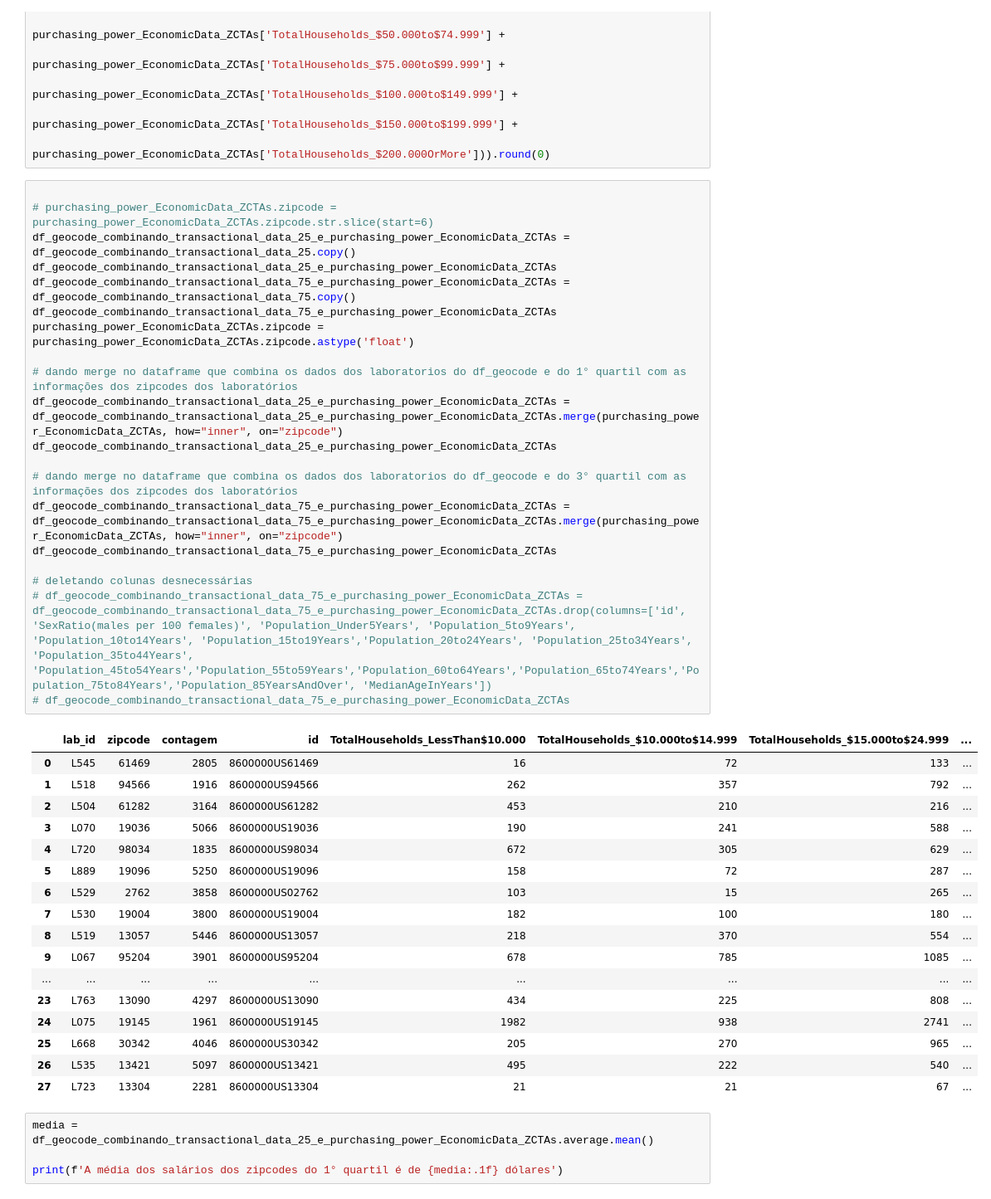
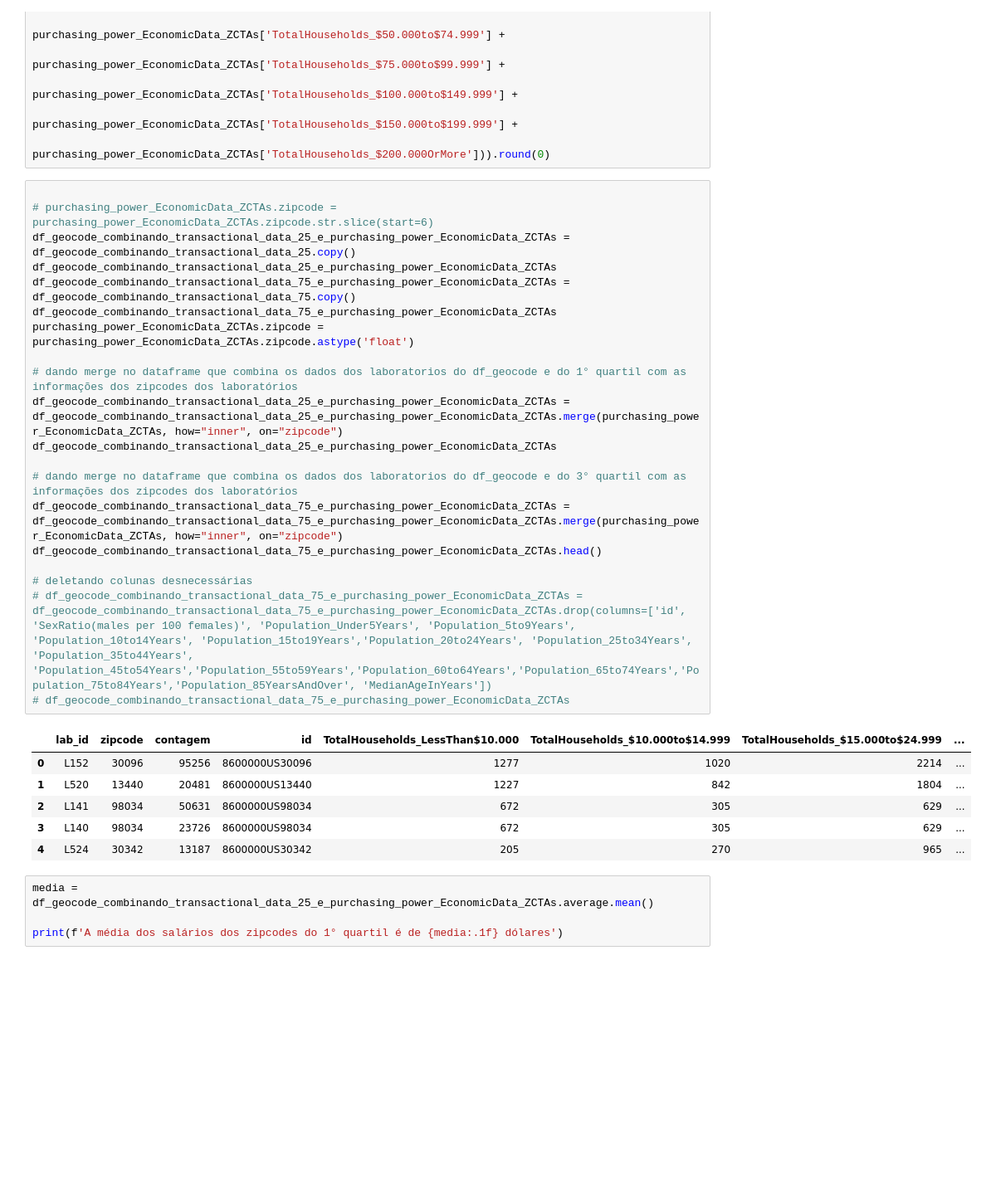
Before and after one commit to Davi-Tolen/ProjetoElo, a Jupyter notebook: Case Elo.ipynb, the cells around one changed output. Shown at 83% size. Cells and saved outputs as stored; diff of their text form; blank space fills up the shorter version.

```diff
--- a/Case Elo.ipynb
+++ b/Case Elo.ipynb
@@ -199,41 +185,30 @@ purchasing_power_EconomicData_ZCTAs['average'] = (((purchasing_power_EconomicDat
 # %%
 
 # purchasing_power_EconomicData_ZCTAs.zipcode = purchasing_power_EconomicData_ZCTAs.zipcode.str.slice(start=6)
 df_geocode_combinando_transactional_data_25_e_purchasing_power_EconomicData_ZCTAs = df_geocode_combinando_transactional_data_25.copy()
 df_geocode_combinando_transactional_data_25_e_purchasing_power_EconomicData_ZCTAs
 df_geocode_combinando_transactional_data_75_e_purchasing_power_EconomicData_ZCTAs = df_geocode_combinando_transactional_data_75.copy()
 df_geocode_combinando_transactional_data_75_e_purchasing_power_EconomicData_ZCTAs
 purchasing_power_EconomicData_ZCTAs.zipcode = purchasing_power_EconomicData_ZCTAs.zipcode.astype('float')
 
 # dando merge no dataframe que combina os dados dos laboratorios do df_geocode e do 1° quartil com as informações dos zipcodes dos laboratórios
 df_geocode_combinando_transactional_data_25_e_purchasing_power_EconomicData_ZCTAs = df_geocode_combinando_transactional_data_25_e_purchasing_power_EconomicData_ZCTAs.merge(purchasing_power_EconomicData_ZCTAs, how="inner", on="zipcode")
 df_geocode_combinando_transactional_data_25_e_purchasing_power_EconomicData_ZCTAs
 
 # dando merge no dataframe que combina os dados dos laboratorios do df_geocode e do 3° quartil com as informações dos zipcodes dos laboratórios
 df_geocode_combinando_transactional_data_75_e_purchasing_power_EconomicData_ZCTAs = df_geocode_combinando_transactional_data_75_e_purchasing_power_EconomicData_ZCTAs.merge(purchasing_power_EconomicData_ZCTAs, how="inner", on="zipcode")
-df_geocode_combinando_transactional_data_75_e_purchasing_power_EconomicData_ZCTAs
+df_geocode_combinando_transactional_data_75_e_purchasing_power_EconomicData_ZCTAs.head()
 
 # deletando colunas desnecessárias
 # df_geocode_combinando_transactional_data_75_e_purchasing_power_EconomicData_ZCTAs = df_geocode_combinando_transactional_data_75_e_purchasing_power_EconomicData_ZCTAs.drop(columns=['id', 'SexRatio(males per 100 females)', 'Population_Under5Years', 'Population_5to9Years', 'Population_10to14Years', 'Population_15to19Years','Population_20to24Years', 'Population_25to34Years', 'Population_35to44Years', 'Population_45to54Years','Population_55to59Years','Population_60to64Years','Population_65to74Years','Population_75to84Years','Population_85YearsAndOver', 'MedianAgeInYears'])
 # df_geocode_combinando_transactional_data_75_e_purchasing_power_EconomicData_ZCTAs
 # %% [output]
 |  | lab_id | zipcode | contagem | id | TotalHouseholds_LessThan$10.000 | TotalHouseholds_$10.000to$14.999 | TotalHouseholds_$15.000to$24.999 | ... |
-| 0 | L545 | 61469 | 2805 | 8600000US61469 | 16 | 72 | 133 | ... |
-| 1 | L518 | 94566 | 1916 | 8600000US94566 | 262 | 357 | 792 | ... |
-| 2 | L504 | 61282 | 3164 | 8600000US61282 | 453 | 210 | 216 | ... |
-| 3 | L070 | 19036 | 5066 | 8600000US19036 | 190 | 241 | 588 | ... |
-| 4 | L720 | 98034 | 1835 | 8600000US98034 | 672 | 305 | 629 | ... |
-| 5 | L889 | 19096 | 5250 | 8600000US19096 | 158 | 72 | 287 | ... |
-| 6 | L529 | 2762 | 3858 | 8600000US02762 | 103 | 15 | 265 | ... |
-| 7 | L530 | 19004 | 3800 | 8600000US19004 | 182 | 100 | 180 | ... |
-| 8 | L519 | 13057 | 5446 | 8600000US13057 | 218 | 370 | 554 | ... |
-| 9 | L067 | 95204 | 3901 | 8600000US95204 | 678 | 785 | 1085 | ... |
-| ... | ... | ... | ... | ... | ... | ... | ... | ... |
-| 23 | L763 | 13090 | 4297 | 8600000US13090 | 434 | 225 | 808 | ... |
-| 24 | L075 | 19145 | 1961 | 8600000US19145 | 1982 | 938 | 2741 | ... |
-| 25 | L668 | 30342 | 4046 | 8600000US30342 | 205 | 270 | 965 | ... |
-| 26 | L535 | 13421 | 5097 | 8600000US13421 | 495 | 222 | 540 | ... |
-| 27 | L723 | 13304 | 2281 | 8600000US13304 | 21 | 21 | 67 | ... |
+| 0 | L152 | 30096 | 95256 | 8600000US30096 | 1277 | 1020 | 2214 | ... |
+| 1 | L520 | 13440 | 20481 | 8600000US13440 | 1227 | 842 | 1804 | ... |
+| 2 | L141 | 98034 | 50631 | 8600000US98034 | 672 | 305 | 629 | ... |
+| 3 | L140 | 98034 | 23726 | 8600000US98034 | 672 | 305 | 629 | ... |
+| 4 | L524 | 30342 | 13187 | 8600000US30342 | 205 | 270 | 965 | ... |
 # %%
 media = df_geocode_combinando_transactional_data_25_e_purchasing_power_EconomicData_ZCTAs.average.mean()
 
```
Also changed, not shown: parts of 48 cells of this notebook, 5 other files.
